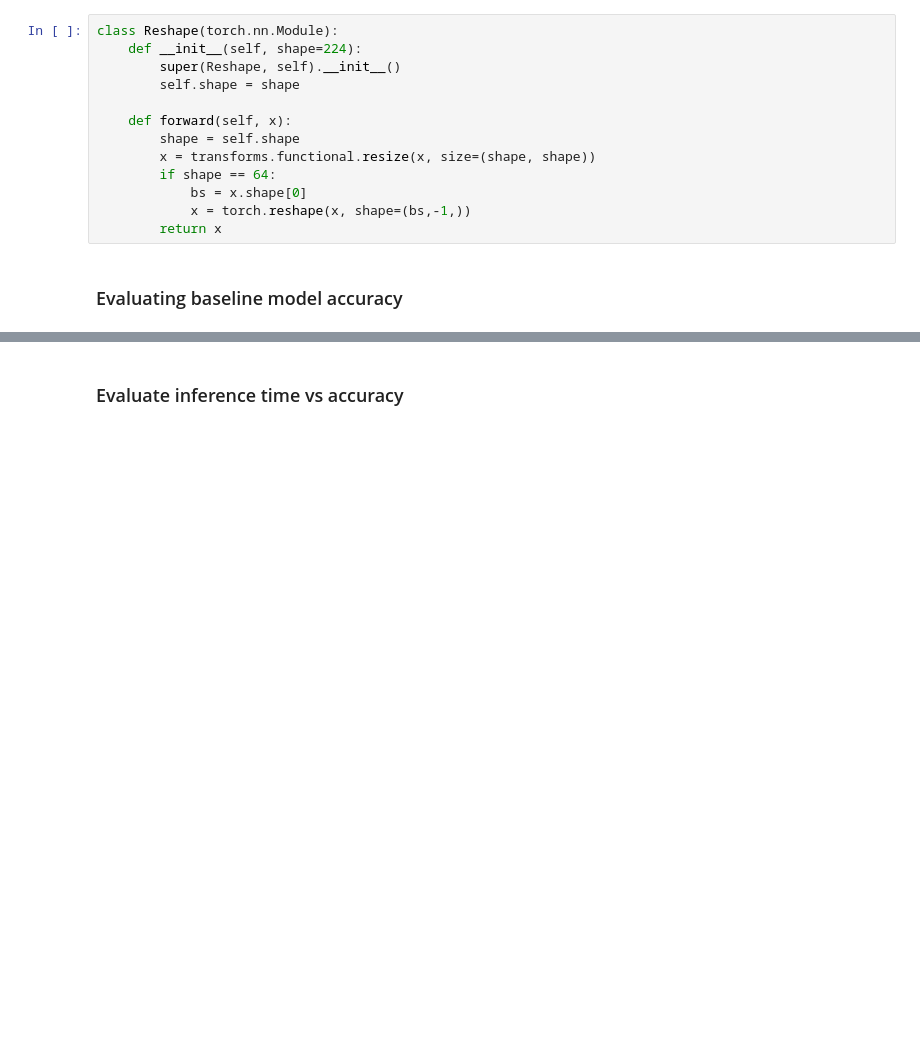
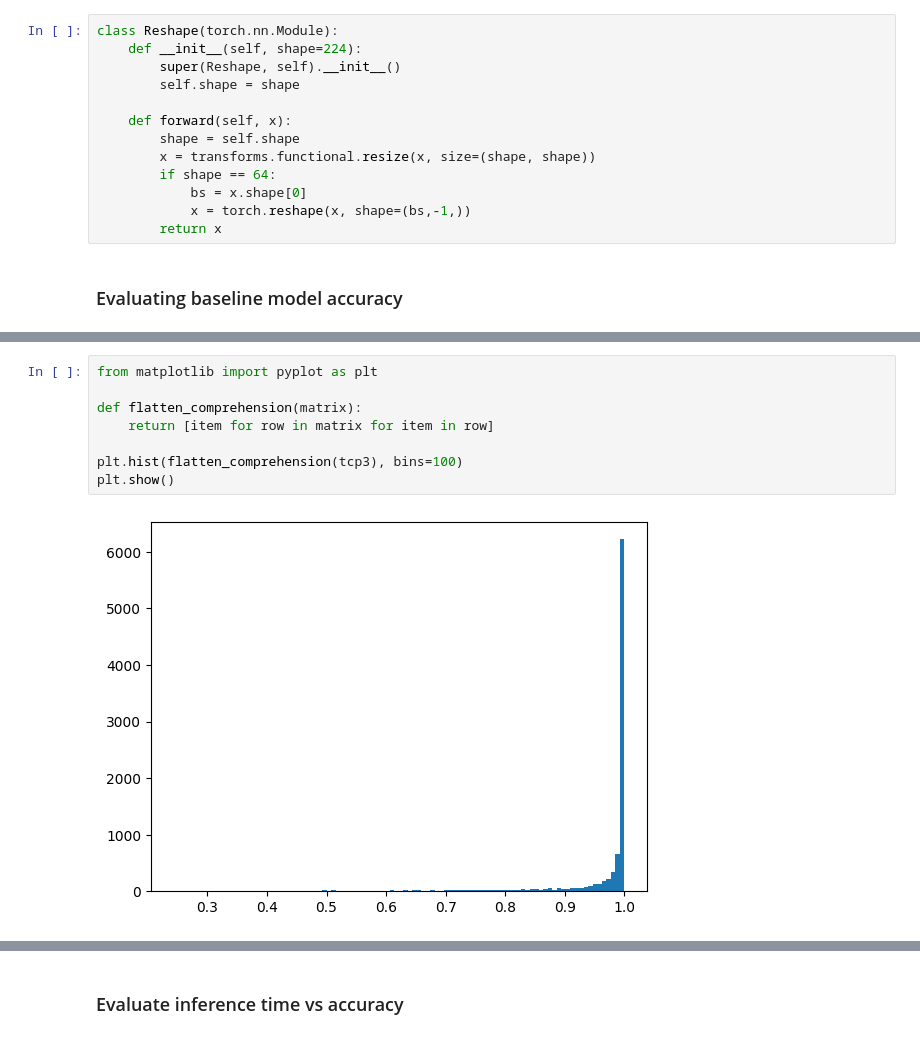
Before and after one commit to angeline-pouget/zooming_in_on_mlps, a Jupyter notebook: 05_inference_time.ipynb, the cells around one changed output, grey strips where cells are left out. Saved outputs shown, nothing was run; the diff lists cells and outputs as text; blank space fills up the shorter version.

```diff
--- a/05_inference_time.ipynb
+++ b/05_inference_time.ipynb
@@ -127,0 +208,10 @@ print("Top 5 Test Accuracy          ", "{:.4f}".format(test_top5))
+# %%
+from matplotlib import pyplot as plt
+
+def flatten_comprehension(matrix):
+    return [item for row in matrix for item in row]
+
+plt.hist(flatten_comprehension(tcp3), bins=100)
+plt.show()
+# %% [output]
+[figure, added]
```
Also changed, not shown: parts of 10 cells of this notebook, 1 other file.
